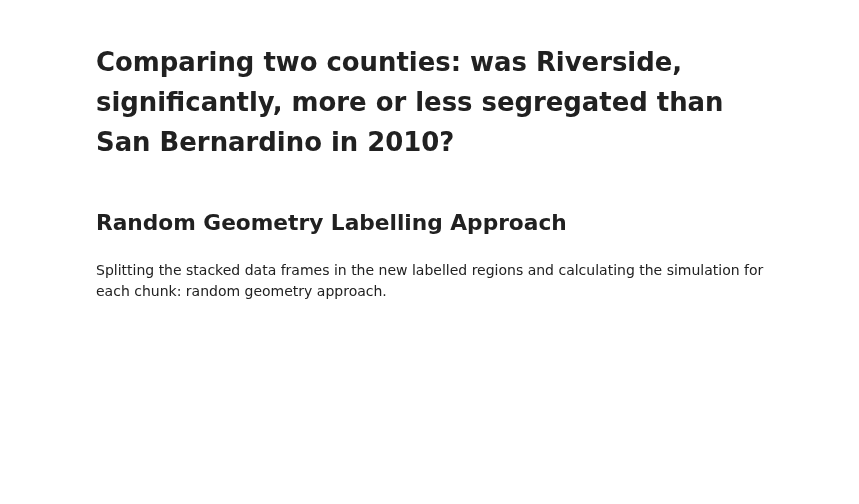
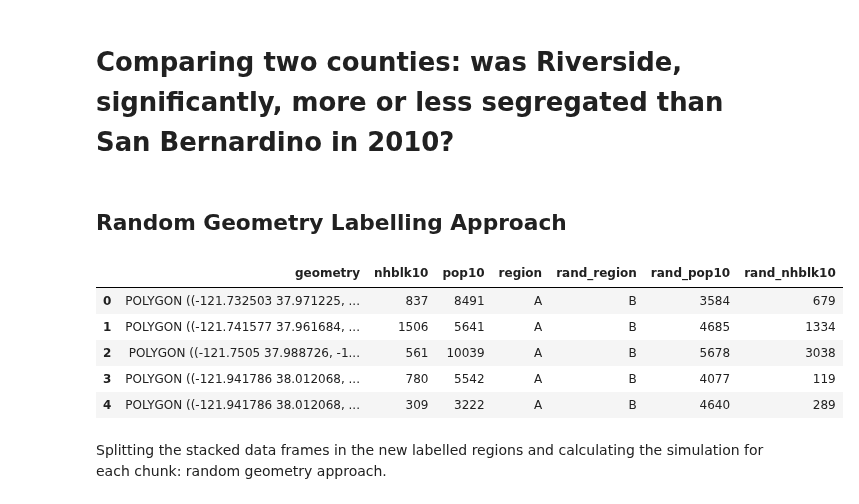
Before and after one commit to pysal/segregation, a Jupyter notebook: notebooks/Simulation_Inference_Framework.ipynb, the cells around one changed output. Drawn from its saved outputs; the diff is of its cells as text; code cells hidden in the pictures; blank space fills up the shorter version.

```diff
--- a/notebooks/Simulation_Inference_Framework.ipynb
+++ b/notebooks/Simulation_Inference_Framework.ipynb
@@ -417,28 +415,40 @@ for i in range(len(simulations_even_perm)):
 # %% [markdown]
 ## Random Geometry Labelling Approach
 # %%
-map1_gpd = gpd.read_file('Tracts_grouped_by_County/06065.json')
-map2_gpd = gpd.read_file('Tracts_grouped_by_County/01005.json')# gpd.read_file('Tracts_grouped_by_County/06071.json')
+map1_gpd = gpd.read_file('Tracts_grouped_by_County/06013.json')
+map2_gpd = gpd.read_file('Tracts_grouped_by_County/06001.json')
+
+#map1_gpd = gpd.read_file('Tracts_grouped_by_County/06065.json')
+#map2_gpd = gpd.read_file('Tracts_grouped_by_County/06071.json')
 
 map1_gpd['INTGEOID10'] = pd.to_numeric(map1_gpd["GEOID10"])
 map2_gpd['INTGEOID10'] = pd.to_numeric(map2_gpd["GEOID10"])
 
 df_map1 = map1_gpd.merge(census_2010, left_on = 'INTGEOID10', right_on = 'trtid10')[['geometry', 'nhblk10', 'pop10']]
 df_map2 = map2_gpd.merge(census_2010, left_on = 'INTGEOID10', right_on = 'trtid10')[['geometry', 'nhblk10', 'pop10']]
+
+actual_values_A = calculate_segregation(df_map1, 'nhblk10', 'pop10')
+actual_values_B = calculate_segregation(df_map2, 'nhblk10', 'pop10')
 
 df_map1['region'] = 'A'
 df_map2['region'] = 'B'
 
 stacked_df_map = pd.concat([df_map1, df_map2], ignore_index=True)
 
 aux_rand = list(np.random.choice(stacked_df_map.shape[0], stacked_df_map.shape[0], replace = False))
 
 stacked_df_map['rand_region'] = stacked_df_map.region[aux_rand].reset_index()['region']
 stacked_df_map['rand_pop10'] = stacked_df_map.pop10[aux_rand].reset_index()['pop10']
 stacked_df_map['rand_nhblk10'] = stacked_df_map.nhblk10[aux_rand].reset_index()['nhblk10']
 
-actual_values_A = calculate_segregation(df_map1, 'nhblk10', 'pop10')
-actual_values_B = calculate_segregation(df_map2, 'nhblk10', 'pop10')
+stacked_df_map.head()
+# %% [output]
+|  | geometry | nhblk10 | pop10 | region | rand_region | rand_pop10 | rand_nhblk10 |
+| 0 | POLYGON ((-121.732503 37.971225, ... | 837 | 8491 | A | B | 3584 | 679 |
+| 1 | POLYGON ((-121.741577 37.961684, ... | 1506 | 5641 | A | B | 4685 | 1334 |
+| 2 | POLYGON ((-121.7505 37.988726, -1... | 561 | 10039 | A | B | 5678 | 3038 |
+| 3 | POLYGON ((-121.941786 38.012068, ... | 780 | 5542 | A | B | 4077 | 119 |
+| 4 | POLYGON ((-121.941786 38.012068, ... | 309 | 3222 | A | B | 4640 | 289 |
 # %% [markdown]
 Splitting the stacked data frames in the new labelled regions and calculating the simulation for each chunk: random geometry approach.
 # %%
```
Also changed, not shown: parts of 5 cells of this notebook.
